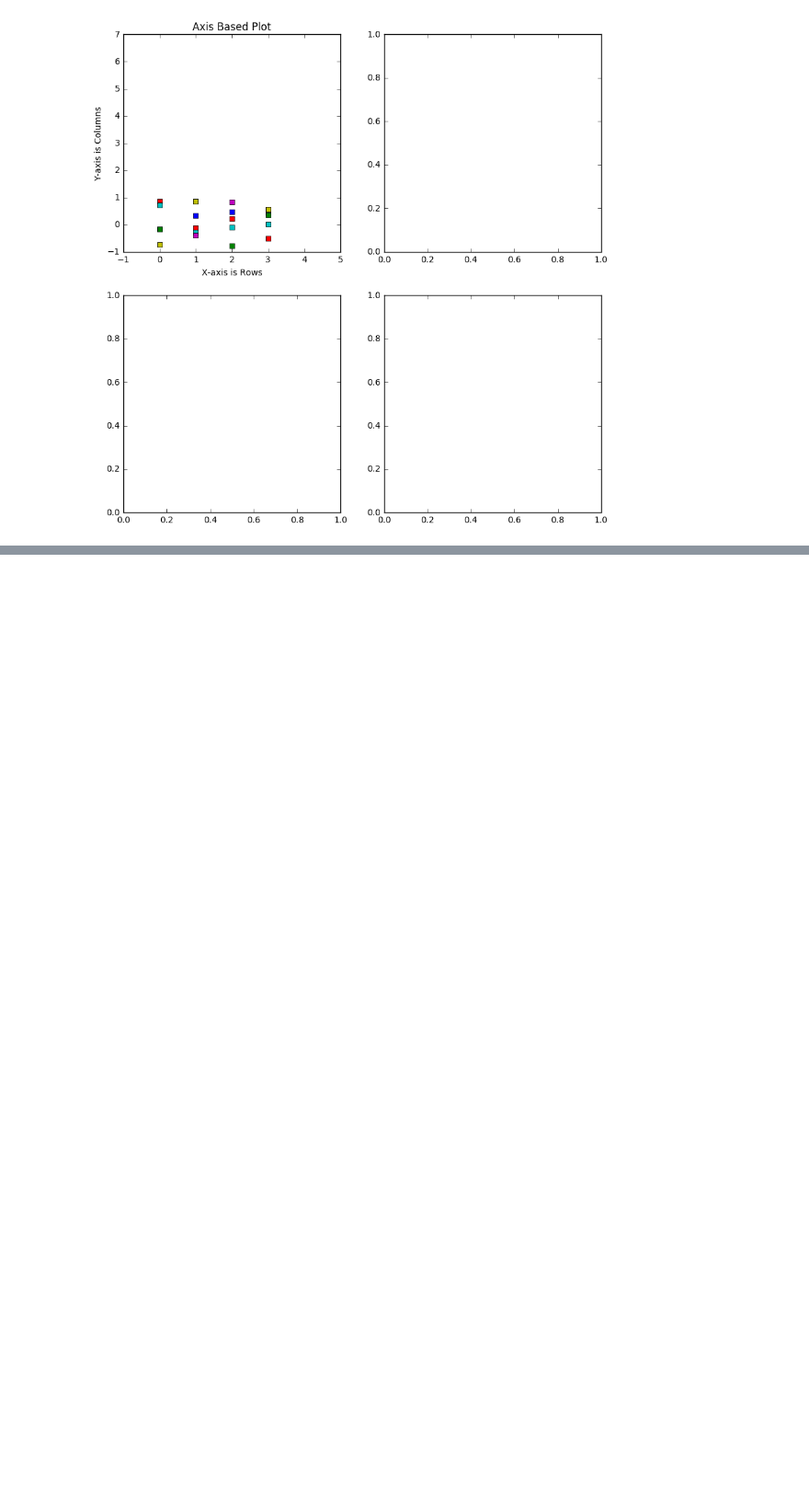
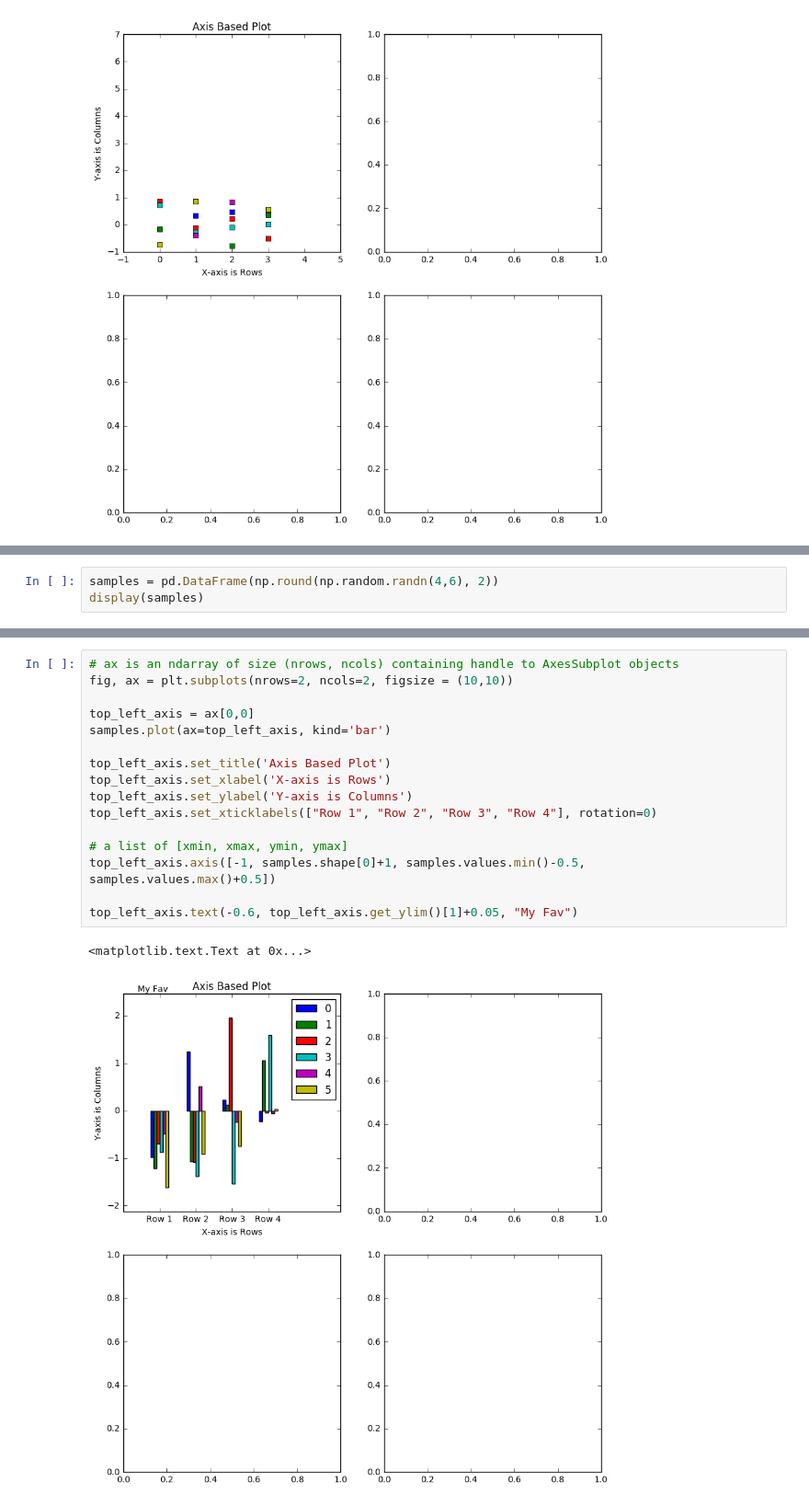
Before and after one commit to cjammi/cheat-sheats, a Jupyter notebook: Matplotlib/cheat-sheet.ipynb, the cells around one changed output, grey strips where cells are left out. Shown: that part at 92% size. Saved outputs shown, nothing was run; the diff lists cells and outputs as text; blank space fills up the shorter version.

Commit message:
Add code to demonstrate plotting with Pandas DataFrame

```diff
--- a/Matplotlib/cheat-sheet.ipynb
+++ b/Matplotlib/cheat-sheet.ipynb
@@ -32,0 +40,3 @@ top_left_axis.axis([-1, samples.shape[0]+1, -1, samples.shape[1]+1])
+# %%
+samples = pd.DataFrame(np.round(np.random.randn(4,6), 2))
+display(samples)
@@ -32,0 +49,19 @@ top_left_axis.axis([-1, samples.shape[0]+1, -1, samples.shape[1]+1])
+# %%
+# ax is an ndarray of size (nrows, ncols) containing handle to AxesSubplot objects
+fig, ax = plt.subplots(nrows=2, ncols=2, figsize = (10,10))
+
+top_left_axis = ax[0,0]
+samples.plot(ax=top_left_axis, kind='bar')
+
+top_left_axis.set_title('Axis Based Plot')
+top_left_axis.set_xlabel('X-axis is Rows')
+top_left_axis.set_ylabel('Y-axis is Columns')
+top_left_axis.set_xticklabels(["Row 1", "Row 2", "Row 3", "Row 4"], rotation=0)
+
+# a list of [xmin, xmax, ymin, ymax]
+top_left_axis.axis([-1, samples.shape[0]+1, samples.values.min()-0.5, samples.values.max()+0.5])
+
+top_left_axis.text(-0.6, top_left_axis.get_ylim()[1]+0.05, "My Fav")
+# %% [output]
+<matplotlib.text.Text at 0x...>
+[figure, added]
```
Also changed, not shown: parts of 3 cells of this notebook.
